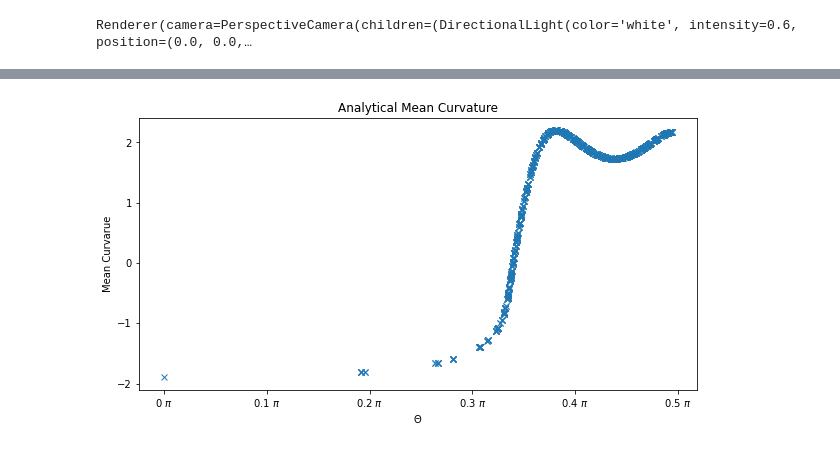
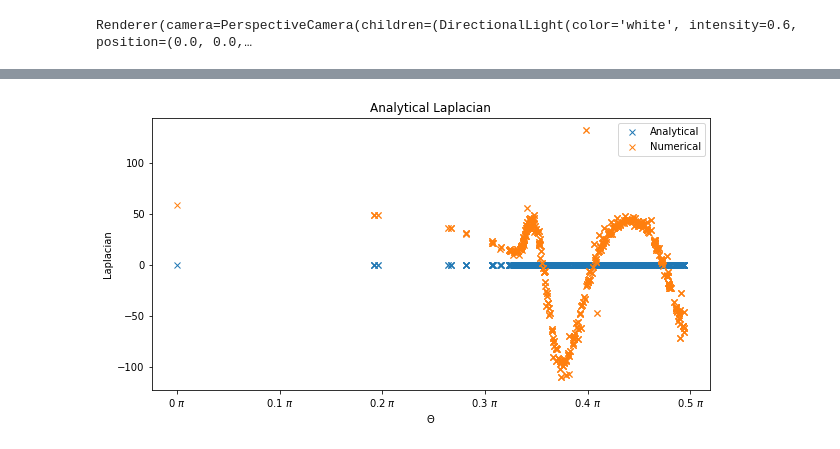
Before and after one commit to SaIL-Yong/Membrane_Energy-and-Force-Calculation, a Jupyter notebook: RBC_TEST_RUN_VALUES.ipynb, the cells around one changed output, grey strips where cells are left out. Saved outputs shown, nothing was run; the diff lists cells and outputs as text; code cells hidden in the pictures.

```diff
--- a/RBC_TEST_RUN_VALUES.ipynb
+++ b/RBC_TEST_RUN_VALUES.ipynb
@@ -122,5 +164,12 @@ Mean_Curvature=(aa - (((del_f_mag)**2)*Trace_Hessian))/(2*(del_f_mag)**3)
+# %%
+first_term_x=sm.diff(first_term,x)
+second_term_y=sm.diff(second_term,y)
+# %%
+Laplacian=(1/sm.sqrt(g))*(first_term_x + second_term_y)
 # %%
 Mean_Curvature_Analytical=np.zeros(len(x1))
+Laplacian_Analytical=np.zeros(len(x1))
 for i in range(len(x1)):
-    Mean_Curv_Values=(Mean_Curvature.subs(x,x1[i]).subs(y,y1[i]).subs(z,z1[i]))
-    Mean_Curvature_Analytical[i]=Mean_Curv_Values.evalf()
+    if (x1[i]**2+y1[i]**2)<1.0 :
+        Mean_Curv_Values=(Laplacian.subs(x,x1[i]).subs(y,y1[i]))
+        Laplacian_Analytical[i]=Mean_Curv_Values.evalf()
@@ -129,24 +189,29 @@ theta=np.zeros(len(x1))
 Mean_Curv_A=[]
 Theta_A=[]
 Mean_Curv_N=[]
+Lap_H_A=[]
 Lap_H_N=[]
 for i in range(len(x1)):
     theta[i]=math.acos(z1[i]/np.sqrt(x1[i]**2 + y1[i]**2 + z1[i]**2 ))
     if theta[i]>=0 and theta[i]<=1.57:
+#         Mean_Curv_A.append(Mean_Curvature_Analytical[i])
+        Theta_A.append(theta[i])
+        #Mean_Curv_N.append(H_mean_signed[i])
         Mean_Curv_A.append(Mean_Curvature_Analytical[i])
-        Theta_A.append(theta[i])
-        Mean_Curv_N.append(H_mean_signed[i])
-        Lap_H_N.append(Lap_H[i])
+        Lap_H_A.append(Lap_H[i])
 # %%
 import matplotlib.ticker as tck
 f,ax=plt.subplots(figsize=(10,5))
-ax.plot((np.array(Theta_A)/np.pi),Mean_Curv_A,'x')
+ax.plot((np.array(Theta_A)/np.pi),Mean_Curv_A,'x',label='Analytical')
+ax.plot((np.array(Theta_A)/np.pi),Lap_H_A,'x',label='Numerical')
+#ax.plot(np.array(Theta_A)/np.pi,Lap_H_N,'.', label='Number of Triangles=5120')
 # #plt.legend(loc='upper left')
 ax.xaxis.set_major_formatter(tck.FormatStrFormatter('%g $\pi$'))
 ax.xaxis.set_major_locator(tck.MultipleLocator(base=0.1))
-plt.title('Analytical Mean Curvature')
+plt.title('Analytical Laplacian')
 plt.xlabel('$ \Theta $')
-plt.ylabel('Mean Curvarue')
+plt.ylabel('Laplacian')
+plt.legend()
 plt.show()
 # %% [output]
-[figure, old version]
+[figure, new version]
```
Also changed, not shown: parts of 29 cells of this notebook.
